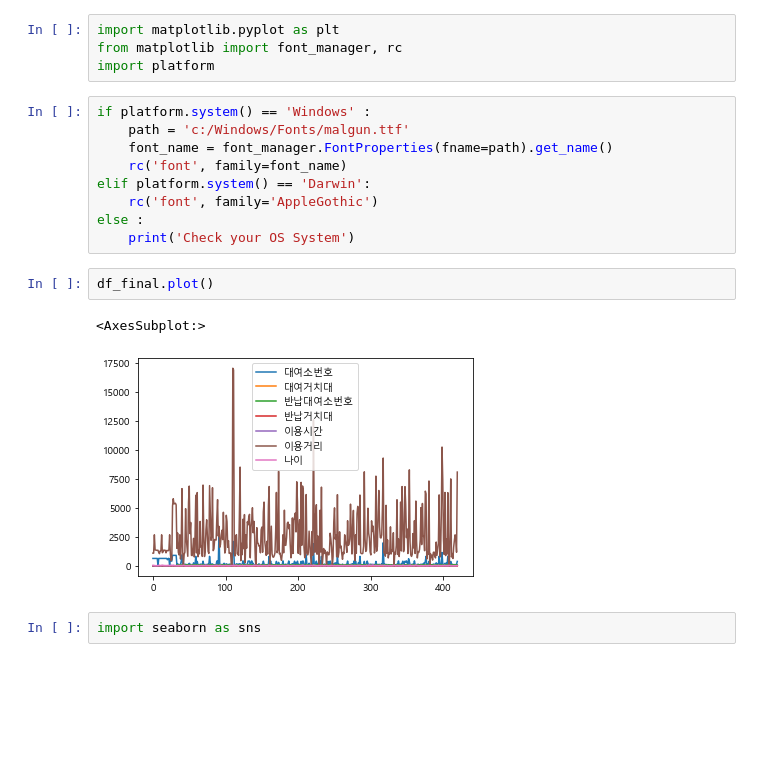
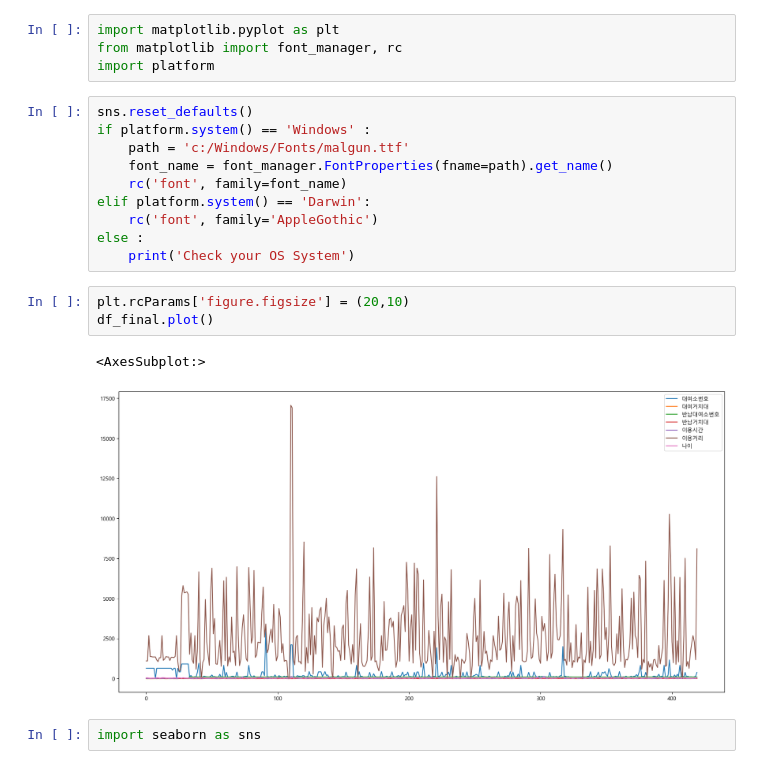
Before and after one commit to JBindio/StudyPython, a Jupyter notebook: 05.bigdata/08.duplicates.ipynb, the cells around one changed output. Cells and saved outputs as stored; diff of their text form; blank space fills up the shorter version.

```diff
--- a/05.bigdata/08.duplicates.ipynb
+++ b/05.bigdata/08.duplicates.ipynb
@@ -147,6 +147,7 @@ import matplotlib.pyplot as plt
 from matplotlib import font_manager, rc
 import platform
 # %%
+sns.reset_defaults()
 if platform.system() == 'Windows' :
     path = 'c:/Windows/Fonts/malgun.ttf'
     font_name = font_manager.FontProperties(fname=path).get_name()
@@ -155,11 +156,12 @@ elif platform.system() == 'Darwin':
     rc('font', family='AppleGothic')
 else :
     print('Check your OS System')
-# %%
-df_final.plot()
-# %% [output]
-<AxesSubplot:>
-[figure, removed]
+# %%
+plt.rcParams['figure.figsize'] = (20,10)
+df_final.plot()
+# %% [output]
+<AxesSubplot:>
+[figure, added]
 # %%
 import seaborn as sns
 # %%
```
Also changed, not shown: 13 other files.
